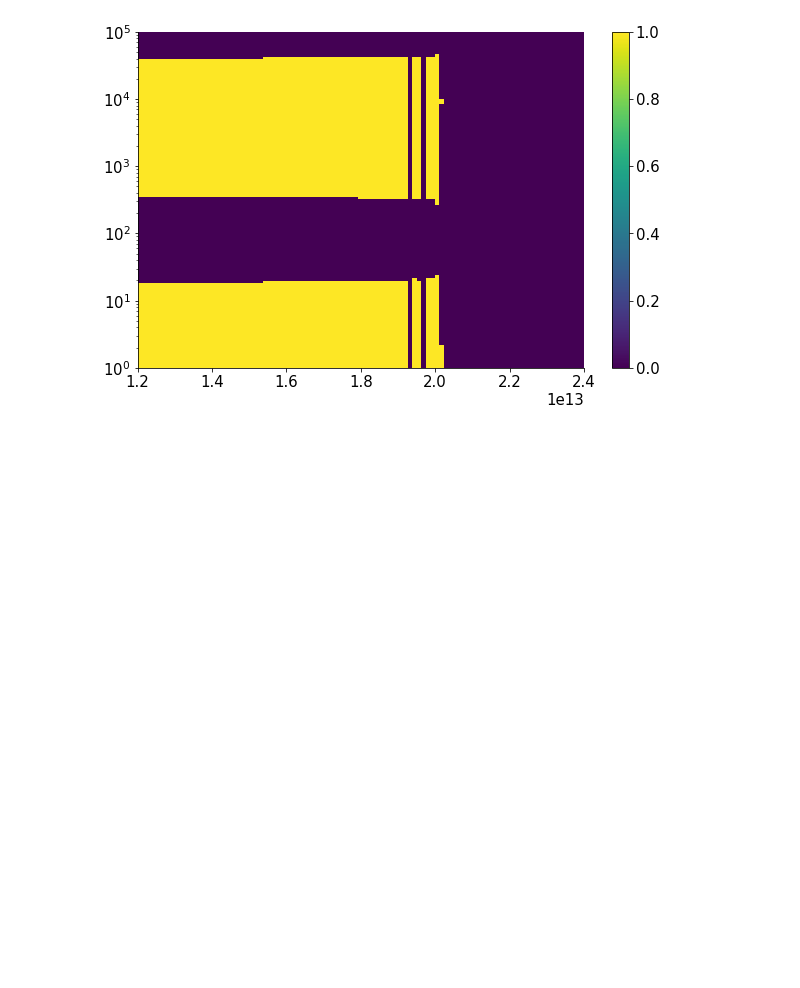
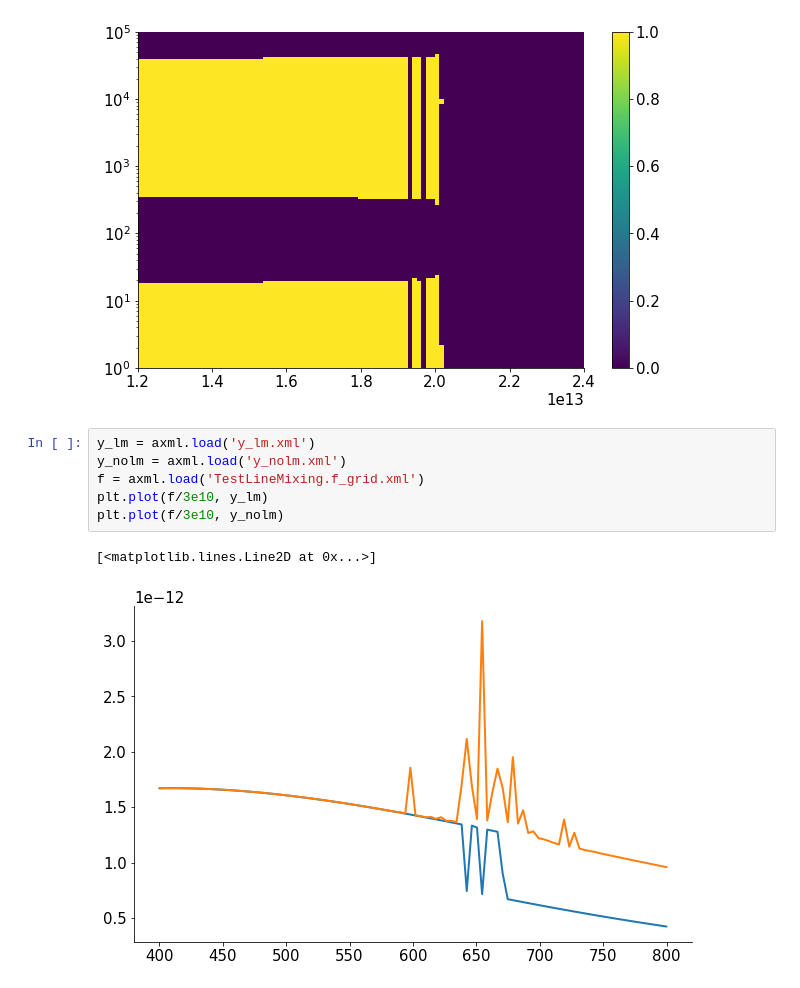
Before and after one commit to olemke/linemixing-test, a Jupyter notebook: linemixing.ipynb, the cells around one changed output. Saved outputs shown, nothing was run; the diff lists cells and outputs as text; blank space fills up the shorter version.

```diff
--- a/linemixing.ipynb
+++ b/linemixing.ipynb
@@ -38,3 +38,12 @@ fig.colorbar(cax)
 ax.set_yscale('log')
 # %% [output]
 [figure]
+# %%
+y_lm = axml.load('y_lm.xml')
+y_nolm = axml.load('y_nolm.xml')
+f = axml.load('TestLineMixing.f_grid.xml')
+plt.plot(f/3e10, y_lm)
+plt.plot(f/3e10, y_nolm)
+# %% [output]
+[<matplotlib.lines.Line2D at 0x...>]
+[figure, added]
```
Also changed, not shown: parts of 1 cell of this notebook, 1 other file.
